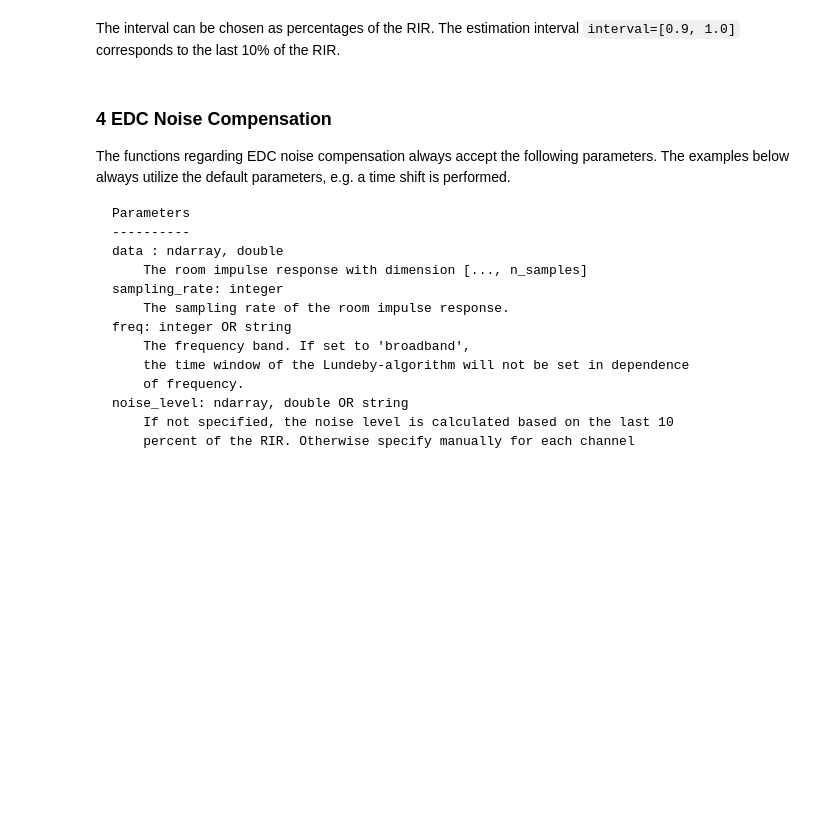
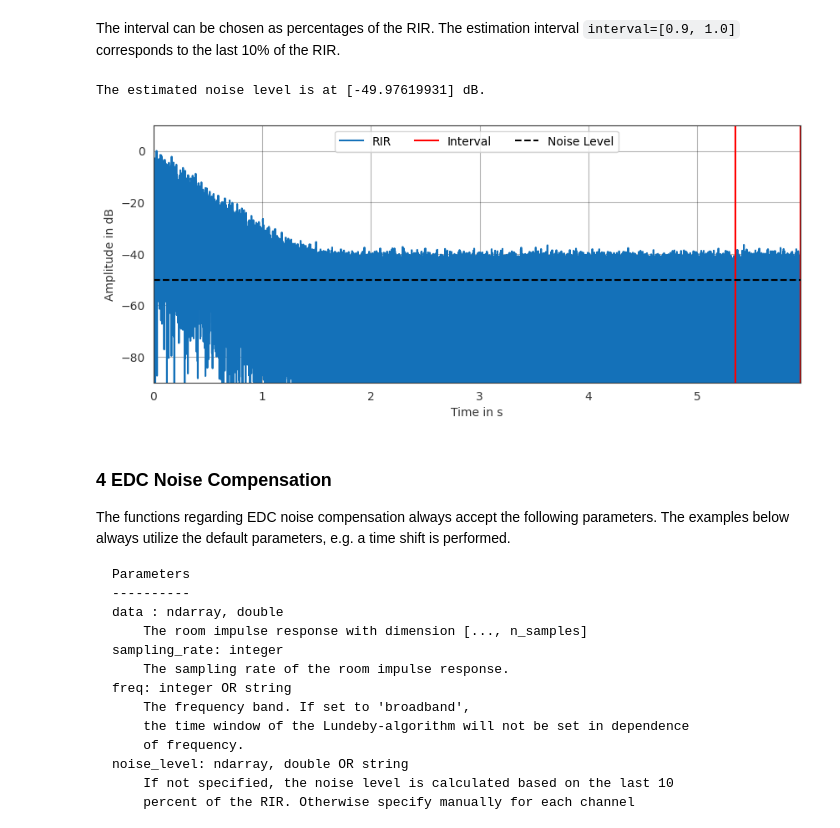
Before and after one commit to pyfar/pyrato, a Jupyter notebook: examples/energy_decay_curves_and_reverberation_time.ipynb, the cells around one changed output. Cells and saved outputs as stored; diff of their text form; code cells hidden in the pictures; blank space fills up the shorter version.

```diff
--- a/examples/energy_decay_curves_and_reverberation_time.ipynb
+++ b/examples/energy_decay_curves_and_reverberation_time.ipynb
@@ -73,19 +79,22 @@ interval = [0.9, 1.]
 # %%
 plt.figure(figsize=(10, 4))
 pf.plot.time(rir_1_noise, dB=True, label='RIR')
 plt.axvline(rir_1_noise.signal_length*interval[0], color='red', label='Interval')
 plt.axvline(rir_1_noise.signal_length*interval[1], color='red')
 
-noise_energy = ra.estimate_noise_energy(
+noise_energy = ra.dsp.estimate_noise_energy(
     rir_1_noise, interval=interval, is_energy=False)
 
 noise_energy_db = 10*np.log10(noise_energy)
 plt.axhline(noise_energy_db, color='k', linestyle='--', label='Noise Level')
 
 plt.legend(loc='upper center', ncol=3)
 
 output_string = "The estimated noise level is at {} dB.".format(noise_energy_db)
 print(output_string)
+# %% [output]
+The estimated noise level is at [-49.97619931] dB.
+[figure, added]
 # %% [markdown]
 ### 4 EDC Noise Compensation
 
```
Also changed, not shown: parts of 14 cells of this notebook, 4 other files.
